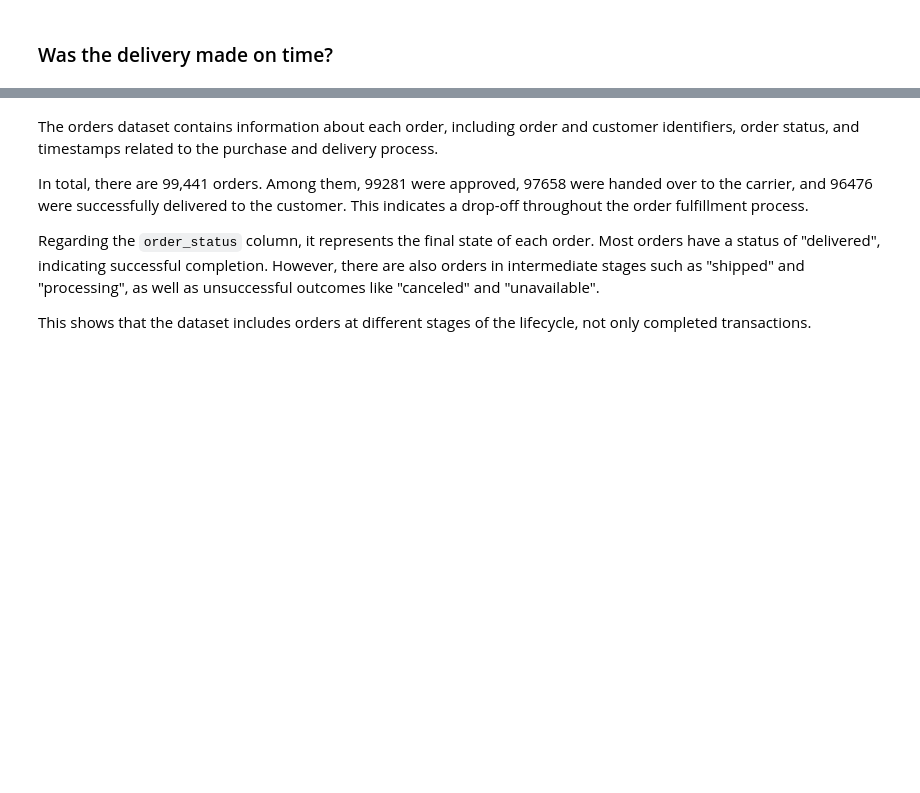
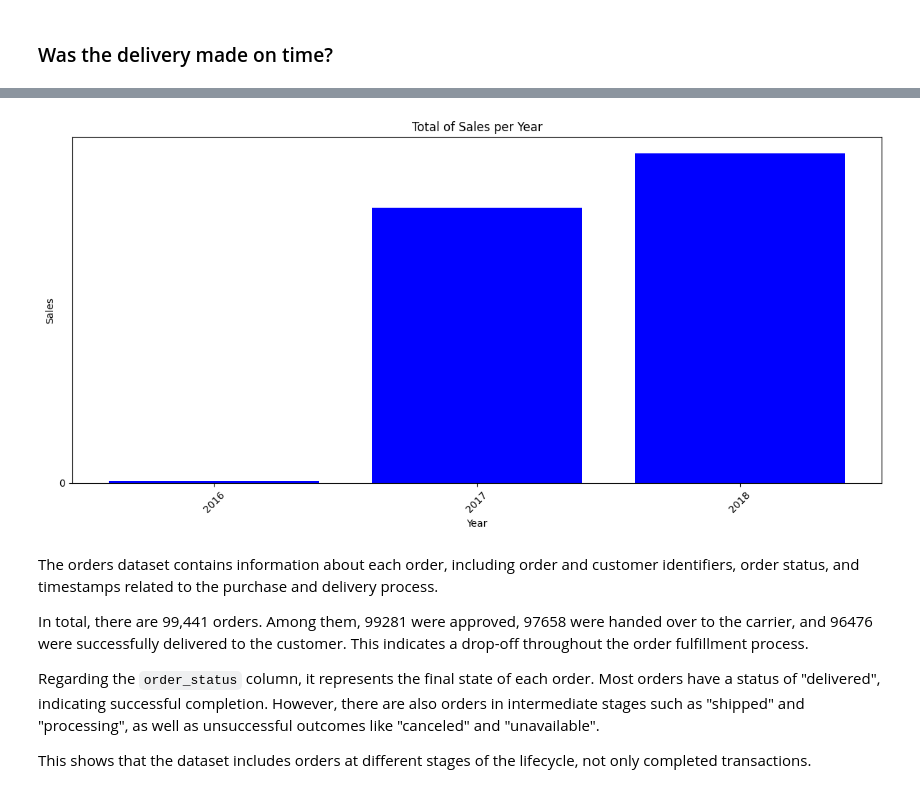
Before and after one commit to Luccambc/ecommerce-sales-analysis, a Jupyter notebook: notebooks/EDA.ipynb, the cells around one changed output, grey strips where cells are left out. Cells and saved outputs as stored; diff of their text form; code cells hidden in the pictures; blank space fills up the shorter version.

```diff
--- a/notebooks/EDA.ipynb
+++ b/notebooks/EDA.ipynb
@@ -210,3 +241,23 @@ np.float64(0.9188710145528421)
+# %%
+#orders
+orders['year'] = orders['order_purchase_timestamp'].dt.to_period('Y')
+sales_per_year = orders.groupby('year')['order_id'].count().reset_index()
+sales_per_year
+
+
+orders_year = sales_per_year['year'].astype(str)
+sales_year = sales_per_year['order_id']
+
+plt.figure(figsize=(12, 6))
+plt.bar(orders_year, sales_year, color='blue')
+plt.xlabel('Year')
+plt.ylabel('Sales')
+plt.title('Total of Sales per Year')
+plt.xticks(rotation=45)
+plt.tight_layout()
+plt.show()
+# %% [output]
+[figure, added]
 # %% [markdown]
 The orders dataset contains information about each order, including order and customer identifiers, order status, and timestamps related to the purchase and delivery process.
 
```
Also changed, not shown: parts of 4 cells of this notebook.
